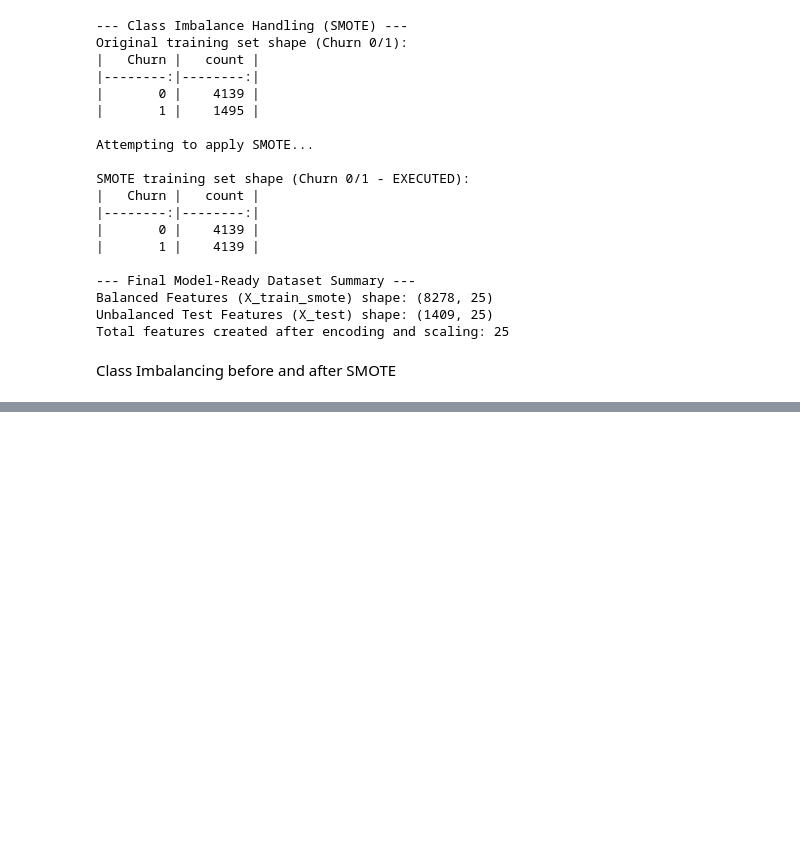
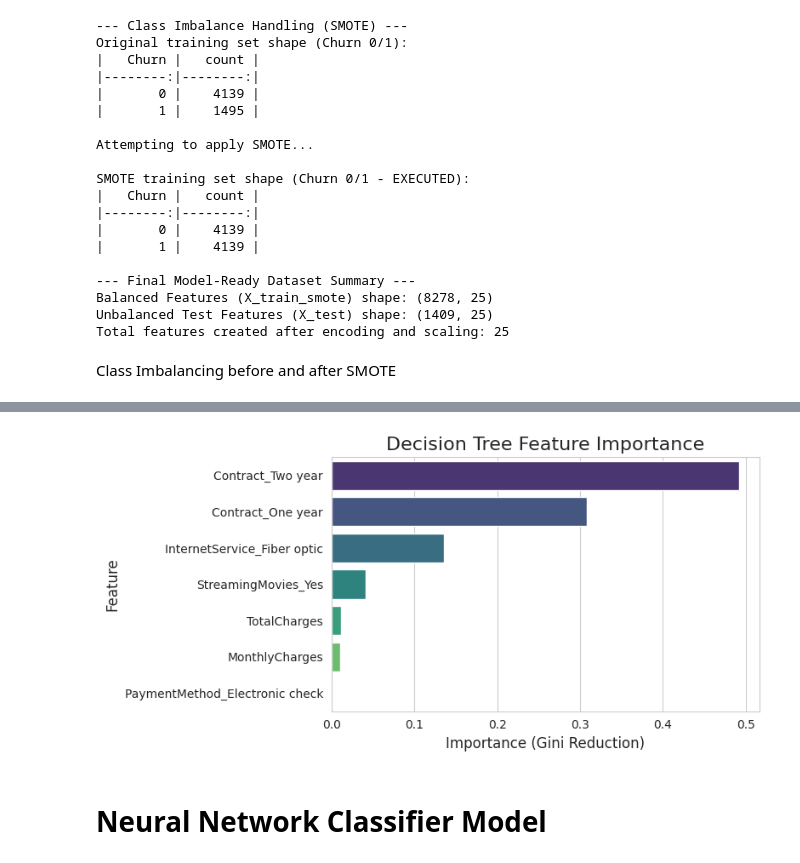
Before and after one commit to thruuuuuu/telco_churn_predict_model, a Jupyter notebook: notebooks/EDA.ipynb, the cells around one changed output, grey strips where cells are left out. Saved outputs shown, nothing was run; the diff lists cells and outputs as text; code cells hidden in the pictures; blank space fills up the shorter version.

```diff
--- a/notebooks/EDA.ipynb
+++ b/notebooks/EDA.ipynb
@@ -630,0 +730,27 @@ Passing `palette` without assigning `hue` is deprecated and will be removed in v
+# %%
+importances = dt_best.feature_importances_
+feature_names = X_encoded.columns
+
+importance_df = pd.DataFrame({
+    'Feature': feature_names,
+    'Importance': importances
+}).sort_values(by='Importance', ascending=False)
+
+importance_df = importance_df[importance_df['Importance'] > 0]
+
+plt.figure(figsize=(8, 4))
+sns.barplot(
+    x='Importance',
+    y='Feature',
+    data=importance_df,
+    palette="viridis"
+)
+plt.title('Decision Tree Feature Importance', fontsize=16)
+plt.xlabel('Importance (Gini Reduction)', fontsize=12)
+plt.ylabel('Feature', fontsize=12)
+plt.tight_layout()
+plt.show()
+# %% [output]
+[figure, added]
+# %% [markdown]
+# Neural Network Classifier Model
```
Also changed, not shown: parts of 18 cells of this notebook.
